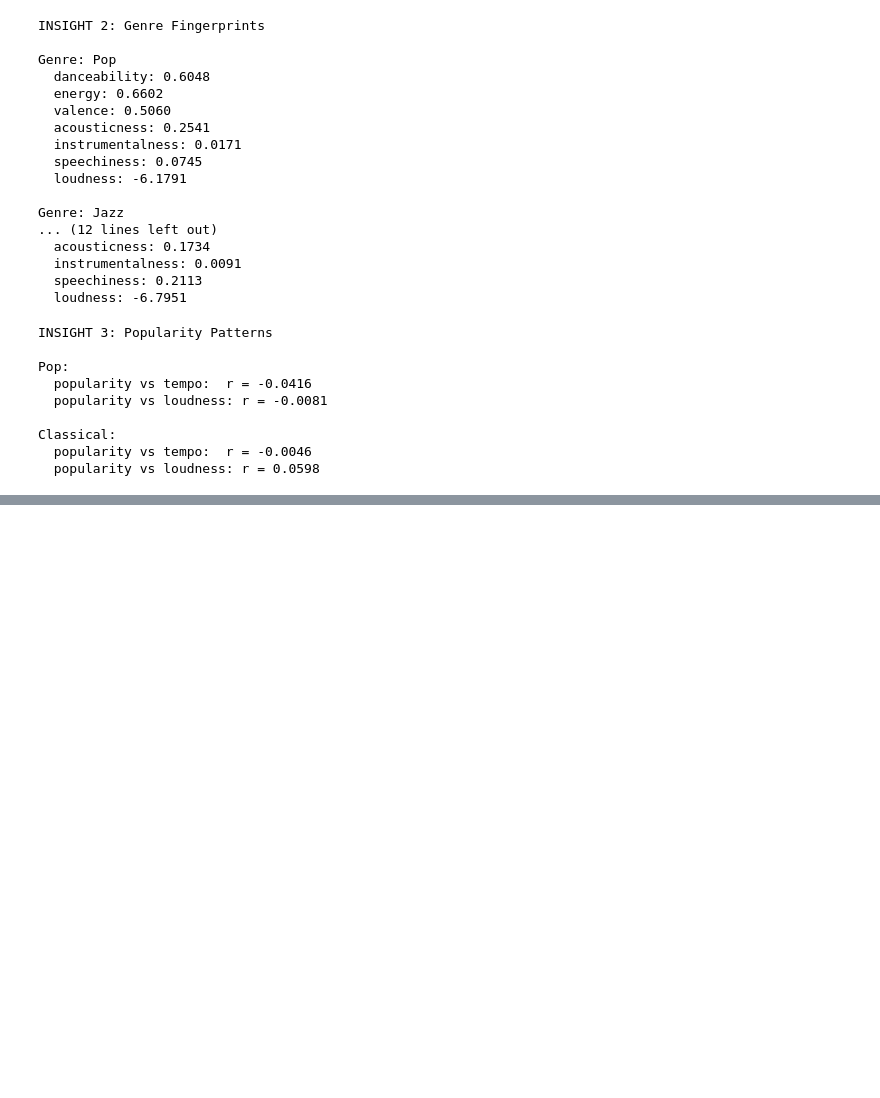
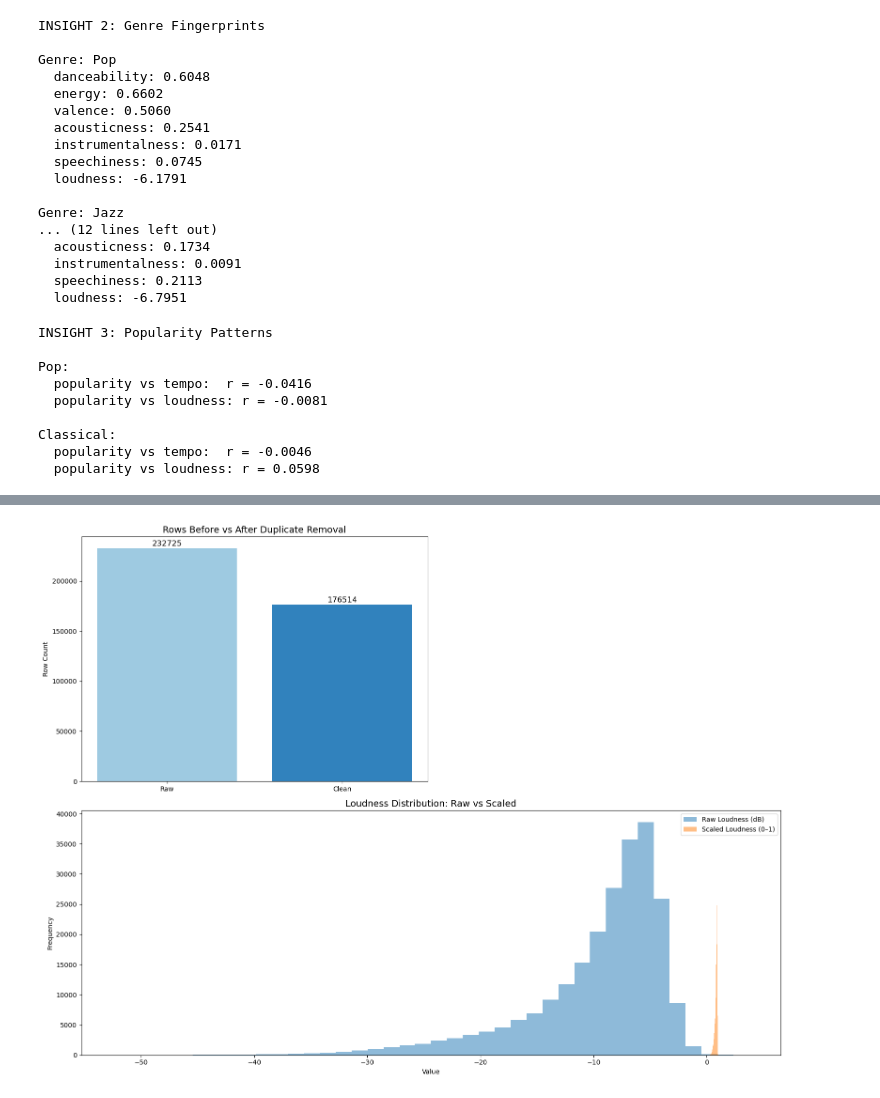
Before and after one commit to saanavig/Spotify-Visualization, a Jupyter notebook: notebooks/cleanDataEDA.ipynb, the cells around one changed output, grey strips where cells are left out. Drawn from its saved outputs; the diff is of its cells as text; code cells hidden in the pictures; blank space fills up the shorter version.

```diff
--- a/notebooks/cleanDataEDA.ipynb
+++ b/notebooks/cleanDataEDA.ipynb
@@ -497,0 +498,34 @@ fig.show()
+# %%
+raw_rows = len(df_raw)
+clean_rows = len(df)
+
+raw_missing = df_raw.isna().sum().sum()
+clean_missing = df.isna().sum().sum()
+
+raw_loudness = df_raw["loudness"].dropna()
+clean_loudness_scaled = (df["loudness"] + 60) / 60
+
+# infograpghic for challenges
+plt.figure(figsize=(16, 12))
+
+# duplicarte removal
+plt.subplot(2, 2, 1)
+plt.bar(["Raw", "Clean"], [raw_rows, clean_rows], color=["#9ecae1", "#3182bd"])
+plt.title("Rows Before vs After Duplicate Removal", fontsize=14)
+plt.ylabel("Row Count")
+for i, v in enumerate([raw_rows, clean_rows]):
+    plt.text(i, v + raw_rows*0.01, str(v), ha='center', fontsize=12)
+
+# loudness scaling
+plt.subplot(2, 1, 2)
+plt.hist(raw_loudness, bins=40, alpha=0.5, label="Raw Loudness (dB)")
+plt.hist(clean_loudness_scaled, bins=40, alpha=0.5, label="Scaled Loudness (0–1)")
+plt.legend()
+plt.title("Loudness Distribution: Raw vs Scaled", fontsize=14)
+plt.xlabel("Value")
+plt.ylabel("Frequency")
+
+plt.tight_layout()
+plt.show()
+# %% [output]
+[figure, added]
```
Also changed, not shown: parts of 3 cells of this notebook, 1 other file.
